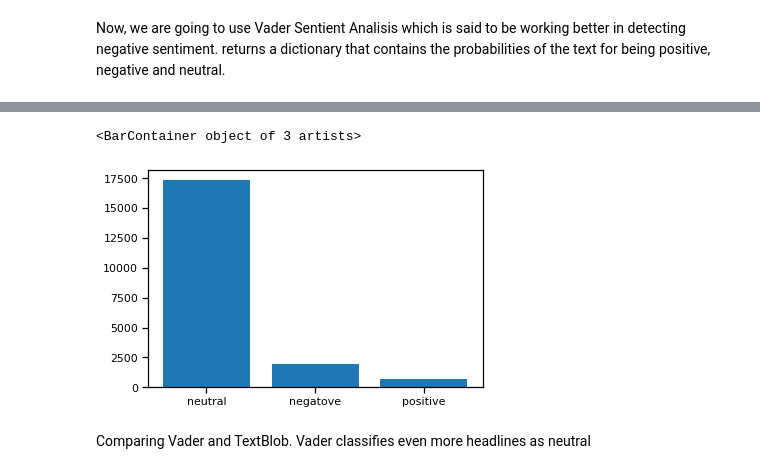
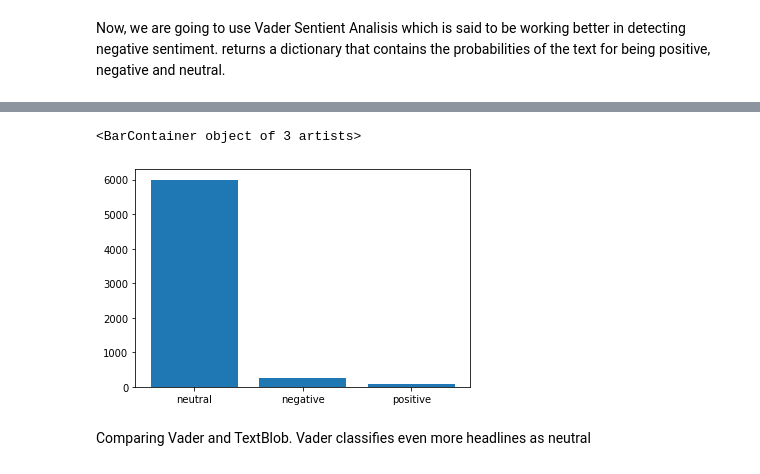
Before and after one commit to Cauchy-1899c/Project-4-LanguageProcessing, a Jupyter notebook: Untitled4.ipynb, the cells around one changed output, grey strips where cells are left out. Saved outputs shown, nothing was run; the diff lists cells and outputs as text; code cells hidden in the pictures.

```diff
--- a/Untitled4.ipynb
+++ b/Untitled4.ipynb
@@ -245,6 +248,8 @@ stop
 Creating the corpus
 # %% [markdown]
 Let's at this point merge both data frames and perform joint data analysis. Note that the news_test headlines come from austalian tv abc and news come from elsewhere. (Probably USA)
+# %%
+news_test['title'] = news_test['headline_text']
 # %%
 frames = [news, news_test]
 results = pd.concat(frames)
@@ -490,7 +509,7 @@ from textblob import TextBlob
 def polarity(text):
     return TextBlob(text).sentiment.polarity
 
-news['polarity_score']=news['headline_text'].\
+news['polarity_score']=news['title'].\
     apply(lambda x: polarity(x))
 news['polarity_score'].hist()
 # %% [output]
@@ -522,0 +525,3 @@ Sentiment(polarity=-0.8, subjectivity=0.9)
+# %%
+def subjectivity(text):
+    return TextBlob(text).sentiment.subjectivity
@@ -522,0 +530,4 @@ Sentiment(polarity=-0.8, subjectivity=0.9)
+# %%
+news['subjectivity_score']=news['title'].\
+    apply(lambda x: subjectivity(x))
+news['subjectivity_score'].hist()
@@ -574,9 +621,9 @@ def get_vader_score(sent):
     #return ss
     return np.argmax(list(ss.values())[:-1])
 
-news['polarity']=news['headline_text'].\
+news['polarity']=news['title'].\
     map(lambda x: get_vader_score(x))
-polarity=news['polarity'].replace({0:'negatove', 1:'neutral', 2:'positive'})
+polarity=news['polarity'].replace({0:'negative', 1:'neutral', 2:'positive'})
 
 plt.bar(polarity.value_counts().index,
         polarity.value_counts())
@@ -586,5 +634,5 @@ plt.bar(polarity.value_counts().index,
 <BarContainer object of 3 artists>
-[figure, old version]
+[figure, new version]
 # %% [markdown]
 Comparing Vader and TextBlob. Vader classifies even more headlines as neutral
 # %% [markdown]
```
Also changed, not shown: parts of 50 cells of this notebook.
